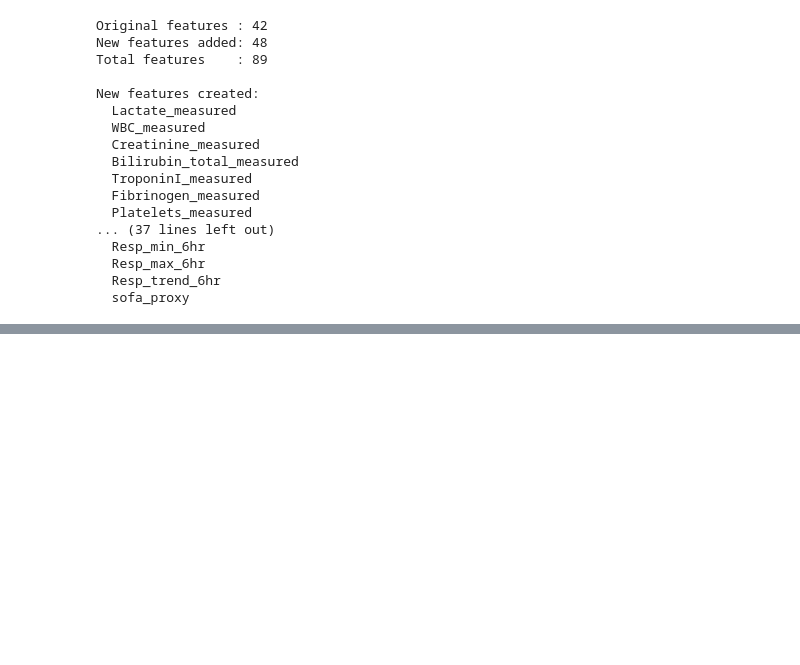
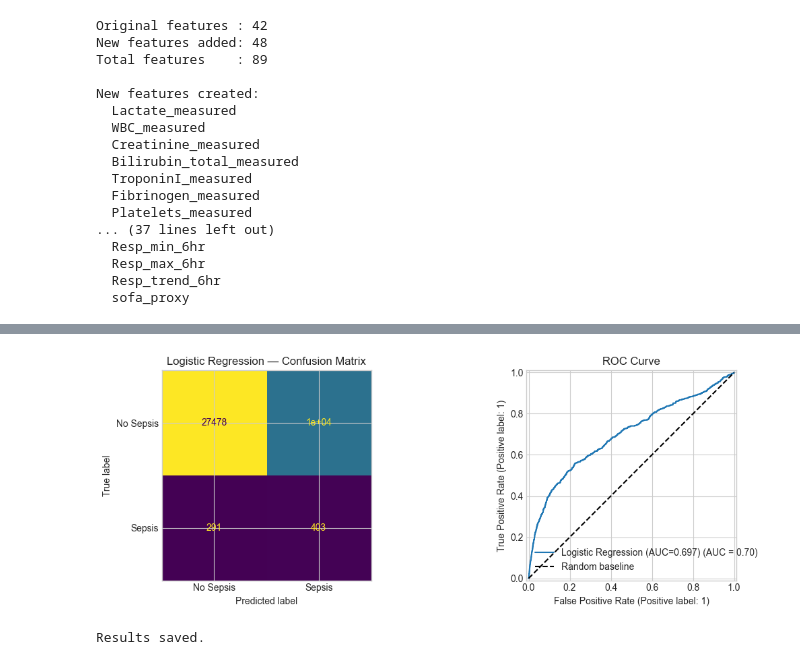
Before and after one commit to srilekharayedii/sepsis-early-warning, a Jupyter notebook: notebooks/01_eda.ipynb, the cells around one changed output, grey strips where cells are left out. Cells and saved outputs as stored; diff of their text form; code cells hidden in the pictures; blank space fills up the shorter version.

```diff
--- a/notebooks/01_eda.ipynb
+++ b/notebooks/01_eda.ipynb
@@ -327,0 +550,12 @@ New features created:
+# %%
+import mlflow
+import mlflow.sklearn
+from sklearn.linear_model import LogisticRegression
+from sklearn.metrics import (
+    roc_auc_score, classification_report,
+    confusion_matrix, ConfusionMatrixDisplay
+)
+
+# Set up MLflow — creates a local folder called mlruns
+mlflow.set_experiment("sepsis-early-warning")
+print("MLflow experiment ready.")
@@ -327,0 +621,29 @@ New features created:
+# %%
+fig, axes = plt.subplots(1, 2, figsize=(12, 4))
+
+# Confusion matrix
+cm = confusion_matrix(y_test, y_pred)
+disp = ConfusionMatrixDisplay(
+    confusion_matrix=cm,
+    display_labels=['No Sepsis', 'Sepsis']
+)
+disp.plot(ax=axes[0], colorbar=False)
+axes[0].set_title('Logistic Regression — Confusion Matrix')
+
+# ROC curve
+from sklearn.metrics import RocCurveDisplay
+RocCurveDisplay.from_predictions(
+    y_test, y_pred_proba, ax=axes[1],
+    name=f"Logistic Regression (AUC={auc:.3f})"
+)
+axes[1].plot([0,1],[0,1],'k--', label='Random baseline')
+axes[1].set_title('ROC Curve')
+axes[1].legend()
+
+plt.tight_layout()
+plt.savefig('lr_results.png', dpi=150, bbox_inches='tight')
+plt.show()
+print("Results saved.")
+# %% [output]
+[figure, added]
+Results saved.
```
Also changed, not shown: parts of 28 cells of this notebook, 3 other files.
